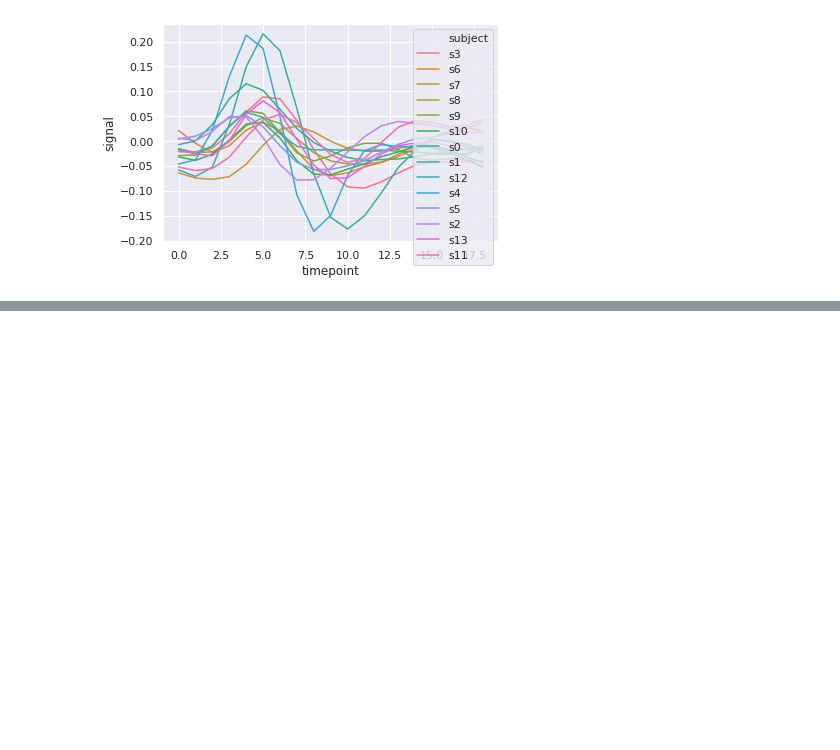
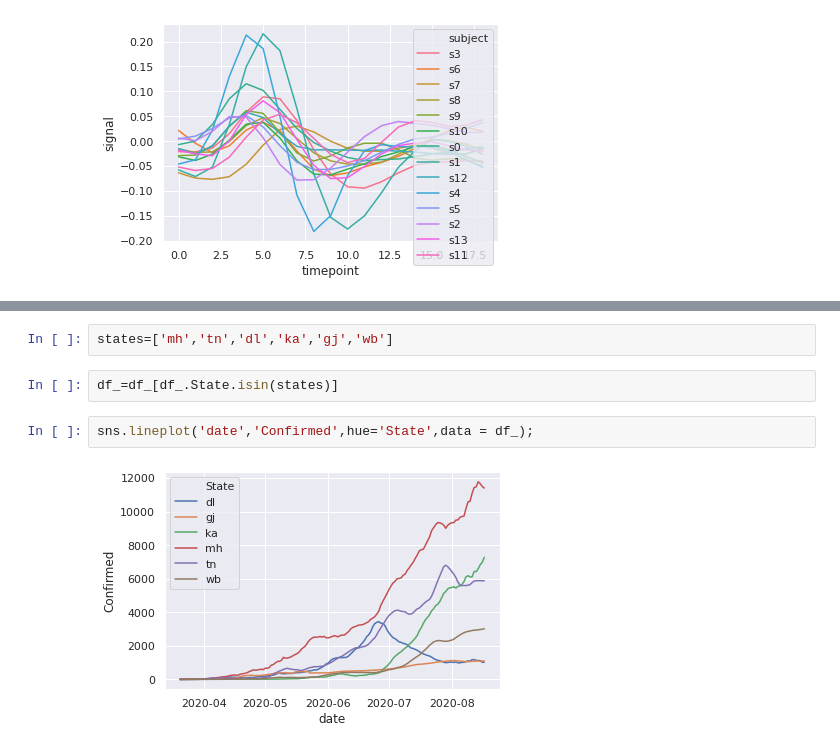
Before and after one commit to swami-gait/Foundations_of_datascience, a Jupyter notebook: FDS_WK12_DataViz.ipynb, the cells around one changed output, grey strips where cells are left out. Saved outputs shown, nothing was run; the diff lists cells and outputs as text; blank space fills up the shorter version.

```diff
--- a/FDS_WK12_DataViz.ipynb
+++ b/FDS_WK12_DataViz.ipynb
@@ -606,0 +644,8 @@ sns.lineplot('timepoint','signal',data=f_,hue='subject',estimator=None);
+# %%
+states=['mh','tn','dl','ka','gj','wb']
+# %%
+df_=df_[df_.State.isin(states)]
+# %%
+sns.lineplot('date','Confirmed',hue='State',data = df_);
+# %% [output]
+[figure, added]
```
Also changed, not shown: parts of 41 cells of this notebook.
